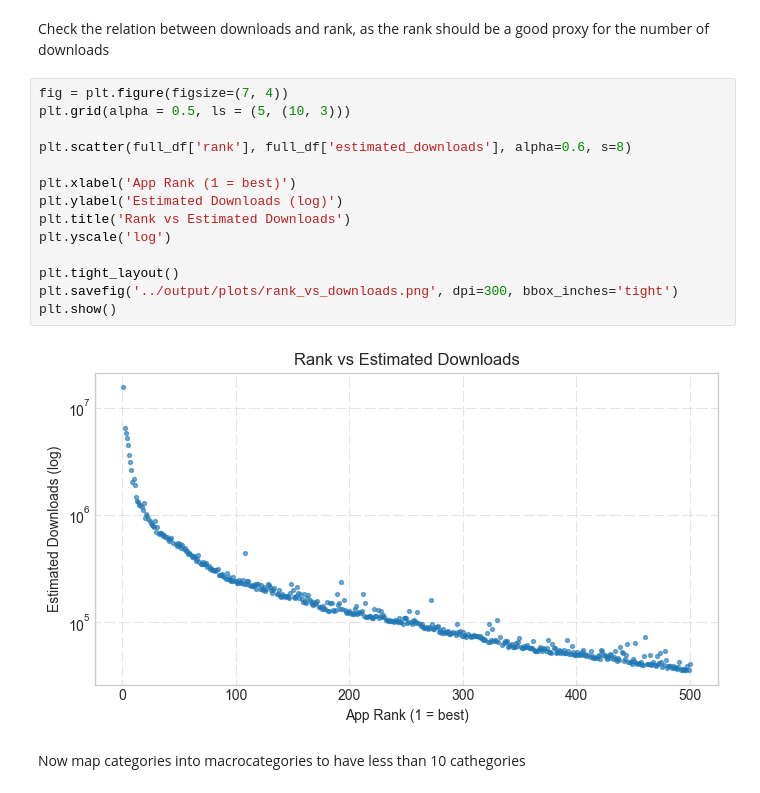
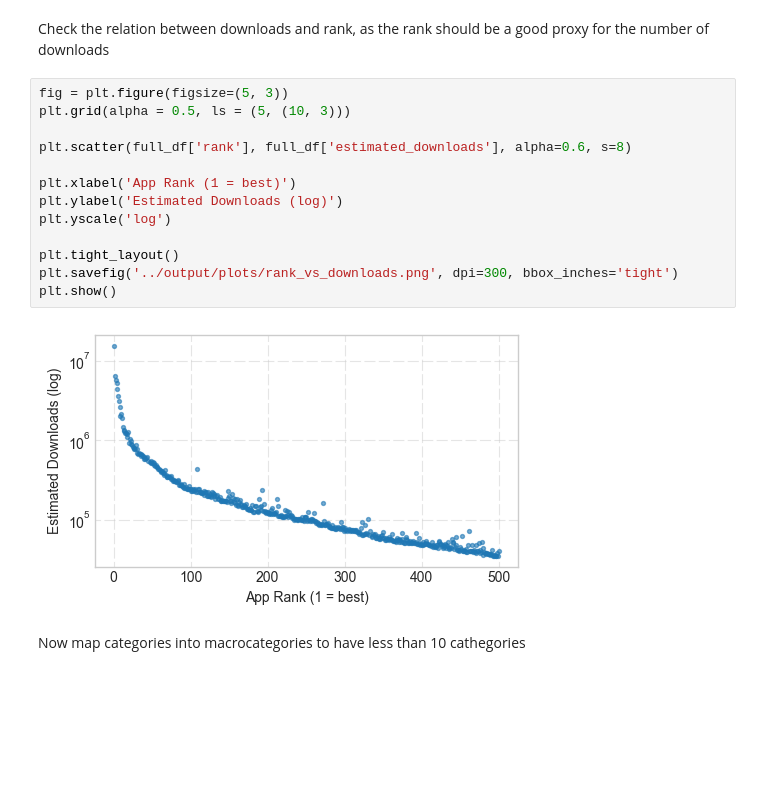
Before and after one commit to guidomagnani/empirical-IO-ps, a Jupyter notebook: src/Code.ipynb, the cells around one changed output. Saved outputs shown, nothing was run; the diff lists cells and outputs as text; blank space fills up the shorter version.

Commit message:
graph formatting

```diff
--- a/src/Code.ipynb
+++ b/src/Code.ipynb
@@ -80,21 +80,20 @@ full_df["estimated_downloads"] = full_df["reviews_count"] * 20
 # %% [markdown]
 Check the relation between downloads and rank, as the rank should be a good proxy for the number of downloads
 # %%
-fig = plt.figure(figsize=(7, 4))
+fig = plt.figure(figsize=(5, 3))
 plt.grid(alpha = 0.5, ls = (5, (10, 3)))
 
 plt.scatter(full_df['rank'], full_df['estimated_downloads'], alpha=0.6, s=8)
 
 plt.xlabel('App Rank (1 = best)')
 plt.ylabel('Estimated Downloads (log)')
-plt.title('Rank vs Estimated Downloads')
 plt.yscale('log')
 
 plt.tight_layout()
 plt.savefig('../output/plots/rank_vs_downloads.png', dpi=300, bbox_inches='tight')
 plt.show()
 # %% [output]
-[figure, old version]
+[figure, new version]
 # %% [markdown]
 Now map categories into macrocategories to have less than 10 cathegories
 # %%
```
Also changed, not shown: parts of 1 cell of this notebook, 2 other files.
